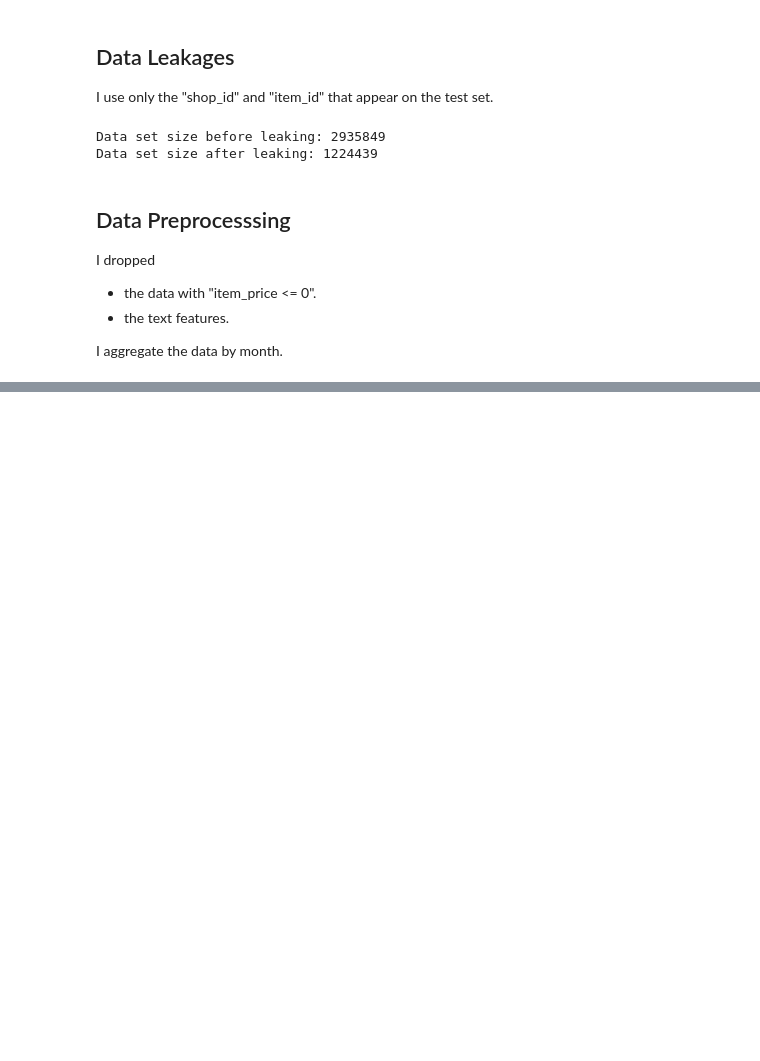
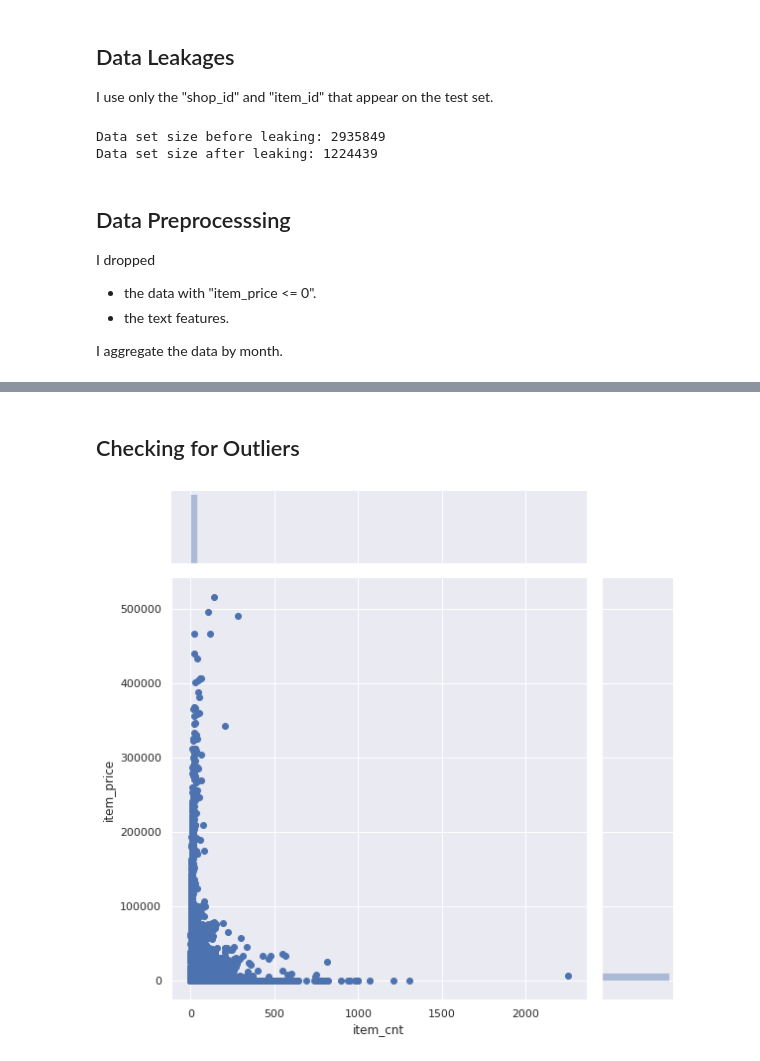
Before and after one commit to ShuichiroTsuda/Kaggle_Predict_Future_Sales, a Jupyter notebook: Predict_Future_Sales.ipynb, the cells around one changed output, grey strips where cells are left out. Drawn from its saved outputs; the diff is of its cells as text; code cells hidden in the pictures; blank space fills up the shorter version.

```diff
--- a/Predict_Future_Sales.ipynb
+++ b/Predict_Future_Sales.ipynb
@@ -206,0 +269,7 @@ train_monthly.fillna(0, inplace=True)
+# %% [markdown]
+## Checking for Outliers
+# %%
+sns.jointplot(x="item_cnt", y="item_price", data=train_monthly, height=8)
+plt.show()
+# %% [output]
+[figure, added]
```
Also changed, not shown: parts of 17 cells of this notebook.
